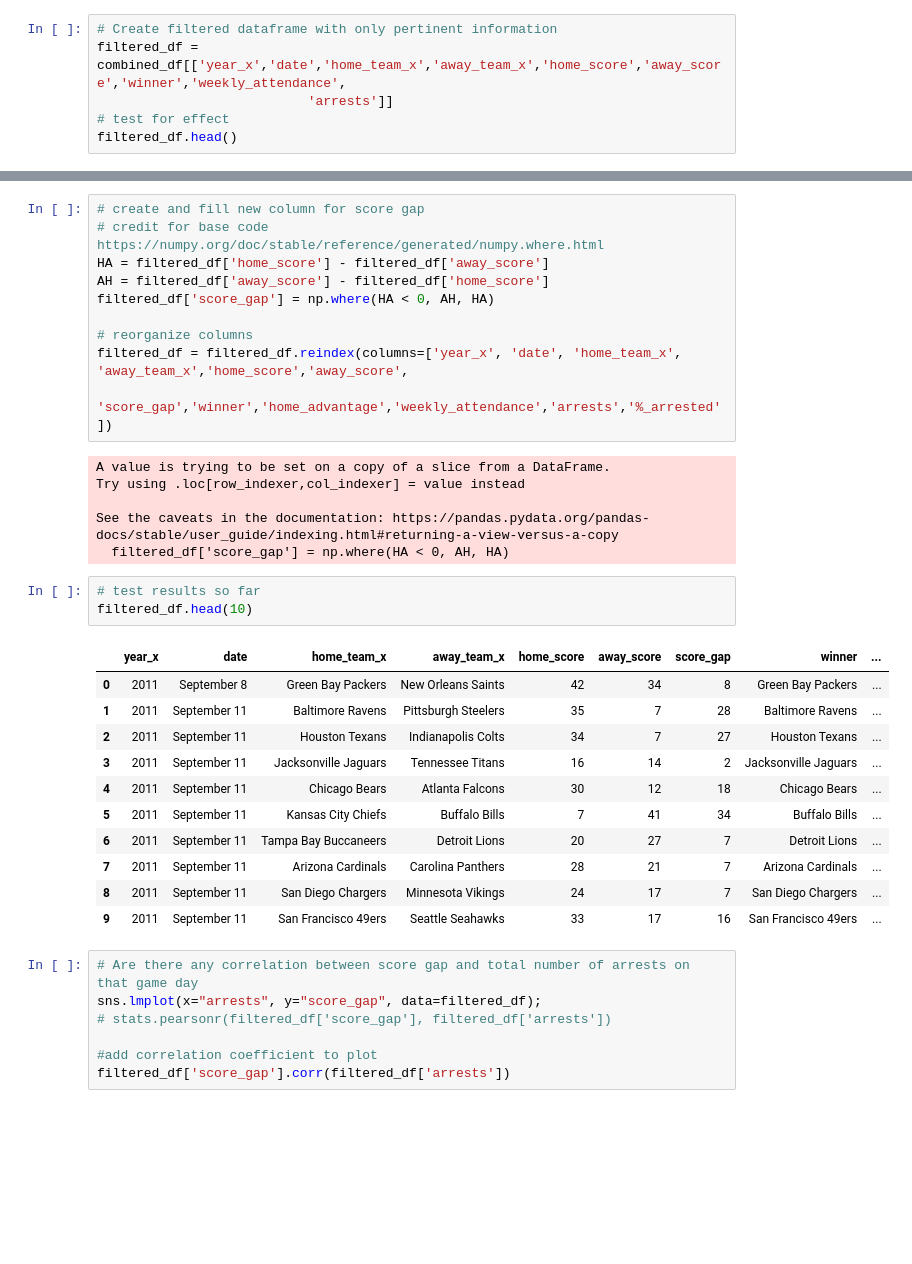
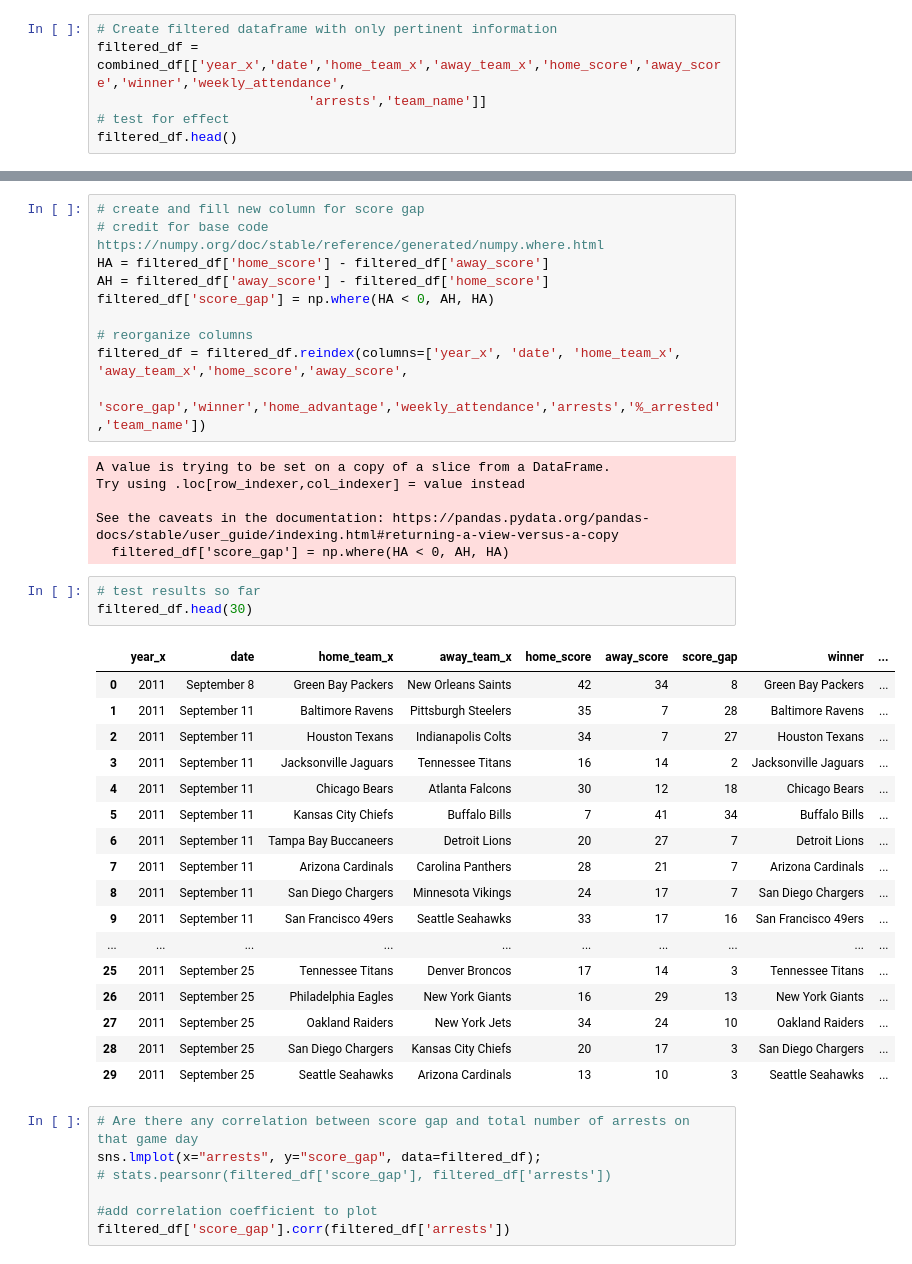
Before and after one commit to EmanPresley/SMU-Project-1-NFL-Arrests, a Jupyter notebook: Eman_work/Eman_work.ipynb, the cells around one changed output, grey strips where cells are left out. Cells and saved outputs as stored; diff of their text form; blank space fills up the shorter version.

```diff
--- a/Eman_work/Eman_work.ipynb
+++ b/Eman_work/Eman_work.ipynb
@@ -52,7 +52,7 @@ combined_df.head(10)
 # %%
 # Create filtered dataframe with only pertinent information
 filtered_df = combined_df[['year_x','date','home_team_x','away_team_x','home_score','away_score','winner','weekly_attendance',
-                           'arrests']]
+                           'arrests','team_name']]
 # test for effect
 filtered_df.head()
 # %% [output]
@@ -126,7 +127,7 @@ filtered_df['score_gap'] = np.where(HA < 0, AH, HA)
 
 # reorganize columns
 filtered_df = filtered_df.reindex(columns=['year_x', 'date', 'home_team_x', 'away_team_x','home_score','away_score',
-                                           'score_gap','winner','home_advantage','weekly_attendance','arrests','%_arrested'])
+                                           'score_gap','winner','home_advantage','weekly_attendance','arrests','%_arrested','team_name'])
 # %% [output]
 A value is trying to be set on a copy of a slice from a DataFrame.
 Try using .loc[row_indexer,col_indexer] = value instead
@@ -135,19 +136,25 @@ See the caveats in the documentation: https://pandas.pydata.org/pandas-docs/stab
   filtered_df['score_gap'] = np.where(HA < 0, AH, HA)
 # %%
 # test results so far
-filtered_df.head(10)
+filtered_df.head(30)
 # %% [output]
 |  | year_x | date | home_team_x | away_team_x | home_score | away_score | score_gap | winner | ... |
 | 0 | 2011 | September 8 | Green Bay Packers | New Orleans Saints | 42 | 34 | 8 | Green Bay Packers | ... |
 | 1 | 2011 | September 11 | Baltimore Ravens | Pittsburgh Steelers | 35 | 7 | 28 | Baltimore Ravens | ... |
 | 2 | 2011 | September 11 | Houston Texans | Indianapolis Colts | 34 | 7 | 27 | Houston Texans | ... |
 | 3 | 2011 | September 11 | Jacksonville Jaguars | Tennessee Titans | 16 | 14 | 2 | Jacksonville Jaguars | ... |
 | 4 | 2011 | September 11 | Chicago Bears | Atlanta Falcons | 30 | 12 | 18 | Chicago Bears | ... |
 | 5 | 2011 | September 11 | Kansas City Chiefs | Buffalo Bills | 7 | 41 | 34 | Buffalo Bills | ... |
 | 6 | 2011 | September 11 | Tampa Bay Buccaneers | Detroit Lions | 20 | 27 | 7 | Detroit Lions | ... |
 | 7 | 2011 | September 11 | Arizona Cardinals | Carolina Panthers | 28 | 21 | 7 | Arizona Cardinals | ... |
 | 8 | 2011 | September 11 | San Diego Chargers | Minnesota Vikings | 24 | 17 | 7 | San Diego Chargers | ... |
 | 9 | 2011 | September 11 | San Francisco 49ers | Seattle Seahawks | 33 | 17 | 16 | San Francisco 49ers | ... |
+| ... | ... | ... | ... | ... | ... | ... | ... | ... | ... |
+| 25 | 2011 | September 25 | Tennessee Titans | Denver Broncos | 17 | 14 | 3 | Tennessee Titans | ... |
+| 26 | 2011 | September 25 | Philadelphia Eagles | New York Giants | 16 | 29 | 13 | New York Giants | ... |
+| 27 | 2011 | September 25 | Oakland Raiders | New York Jets | 34 | 24 | 10 | Oakland Raiders | ... |
+| 28 | 2011 | September 25 | San Diego Chargers | Kansas City Chiefs | 20 | 17 | 3 | San Diego Chargers | ... |
+| 29 | 2011 | September 25 | Seattle Seahawks | Arizona Cardinals | 13 | 10 | 3 | Seattle Seahawks | ... |
 # %%
 # Are there any correlation between score gap and total number of arrests on that game day
 sns.lmplot(x="arrests", y="score_gap", data=filtered_df);
```
Also changed, not shown: parts of 5 cells of this notebook.
